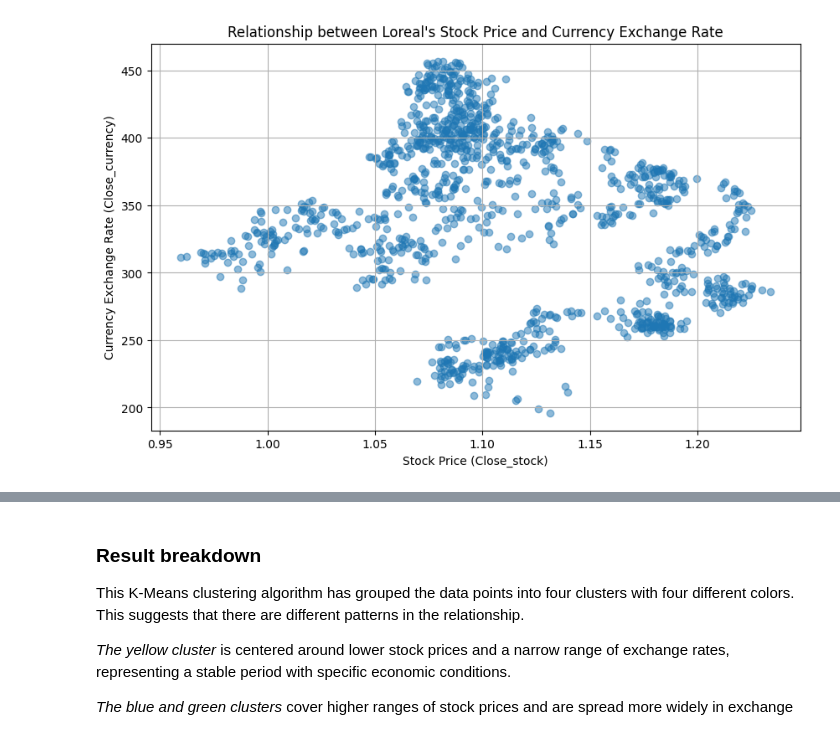
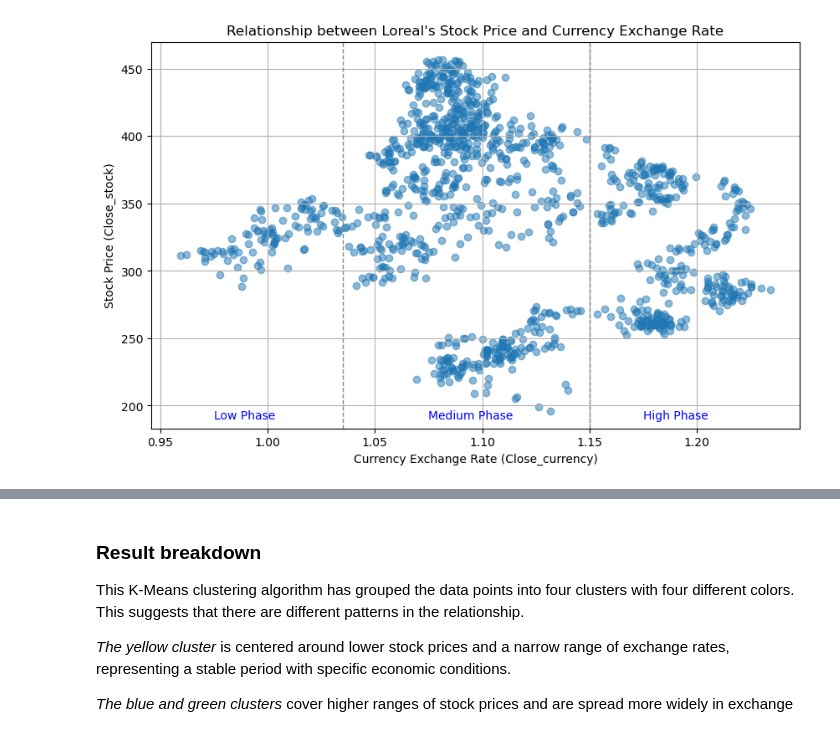
Before and after one commit to Ailey-Prmil/Statistics-Analysis-Project, a Jupyter notebook: Inferential Statistics/Corre_Stock_Currency.ipynb, the cells around one changed output, grey strips where cells are left out. Cells and saved outputs as stored; diff of their text form; code cells hidden in the pictures.

```diff
--- a/Inferential Statistics/Corre_Stock_Currency.ipynb
+++ b/Inferential Statistics/Corre_Stock_Currency.ipynb
@@ -131,11 +41,18 @@ R: 0.3915
 # %%
 # Plot the relationship between stock price (Close_x) and currency exchange rate (Close_y)
-plt.figure(figsize=(10, 6))
+ax, figure = plt.subplots(figsize=(10, 6))
 plt.scatter(merged_lor_df['Close_currency'], merged_lor_df['Loreal_Stock'], alpha=0.5)
 plt.title("Relationship between Loreal's Stock Price and Currency Exchange Rate")
-plt.xlabel('Stock Price (Close_stock)')
-plt.ylabel('Currency Exchange Rate (Close_currency)')
+plt.ylabel('Stock Price (Close_stock)')
+plt.xlabel('Currency Exchange Rate (Close_currency)')
+
+plt.axvline(x=1.035, color='grey', linestyle='dashed', linewidth=1)
+plt.axvline(x=1.15, color='grey', linestyle='dashed', linewidth=1)
+
+plt.annotate('Low Phase', xy=(0.975, 190), xytext=(0.975, 190), color='Blue')
+plt.annotate('Medium Phase', xy=(1.075, 190), xytext=(1.075, 190), color='Blue')
+plt.annotate('High Phase', xy=(1.175, 190), xytext=(1.175, 190), color='Blue')
 plt.grid(True)
 plt.show()
 # %% [output]
-[figure, old version]
+[figure, new version]
```
Also changed, not shown: parts of 7 cells of this notebook, 2 other files.
